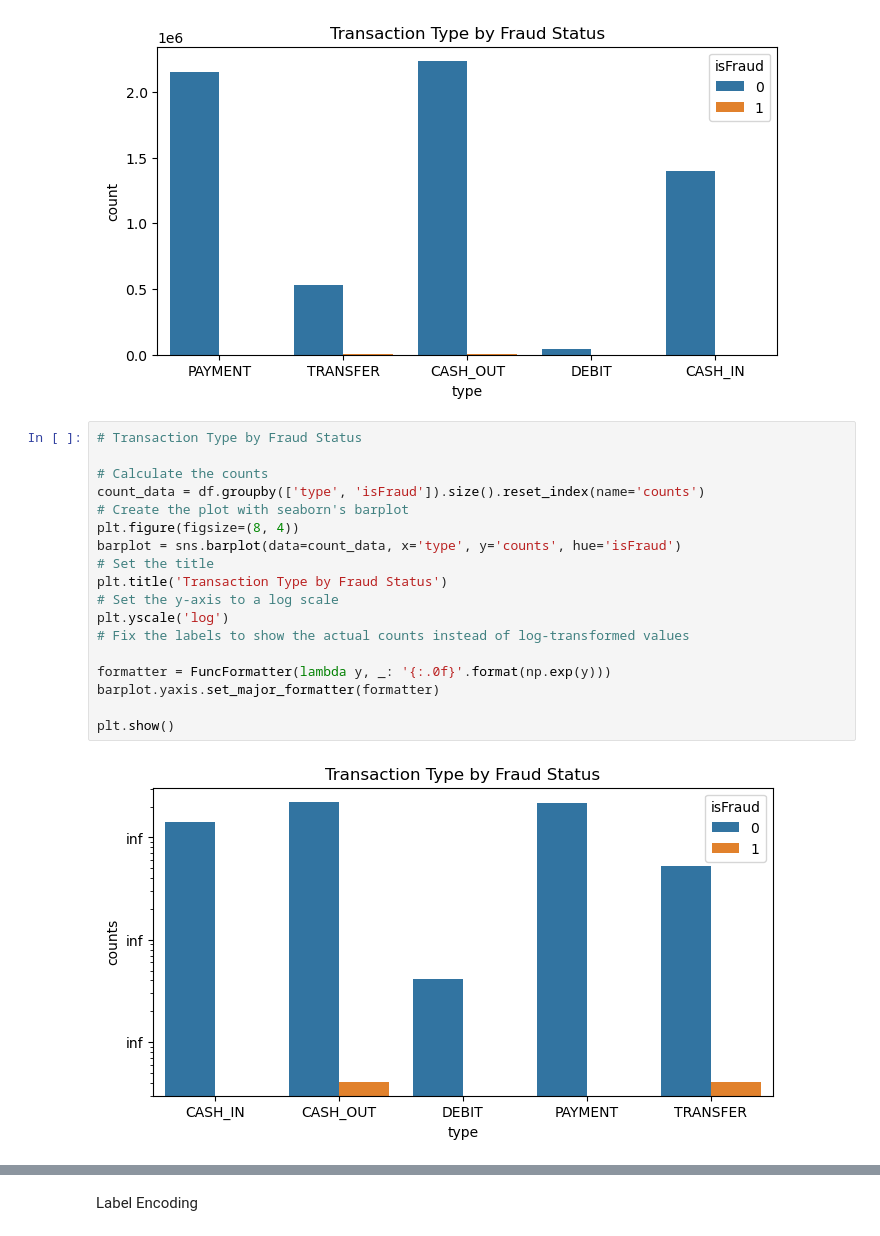
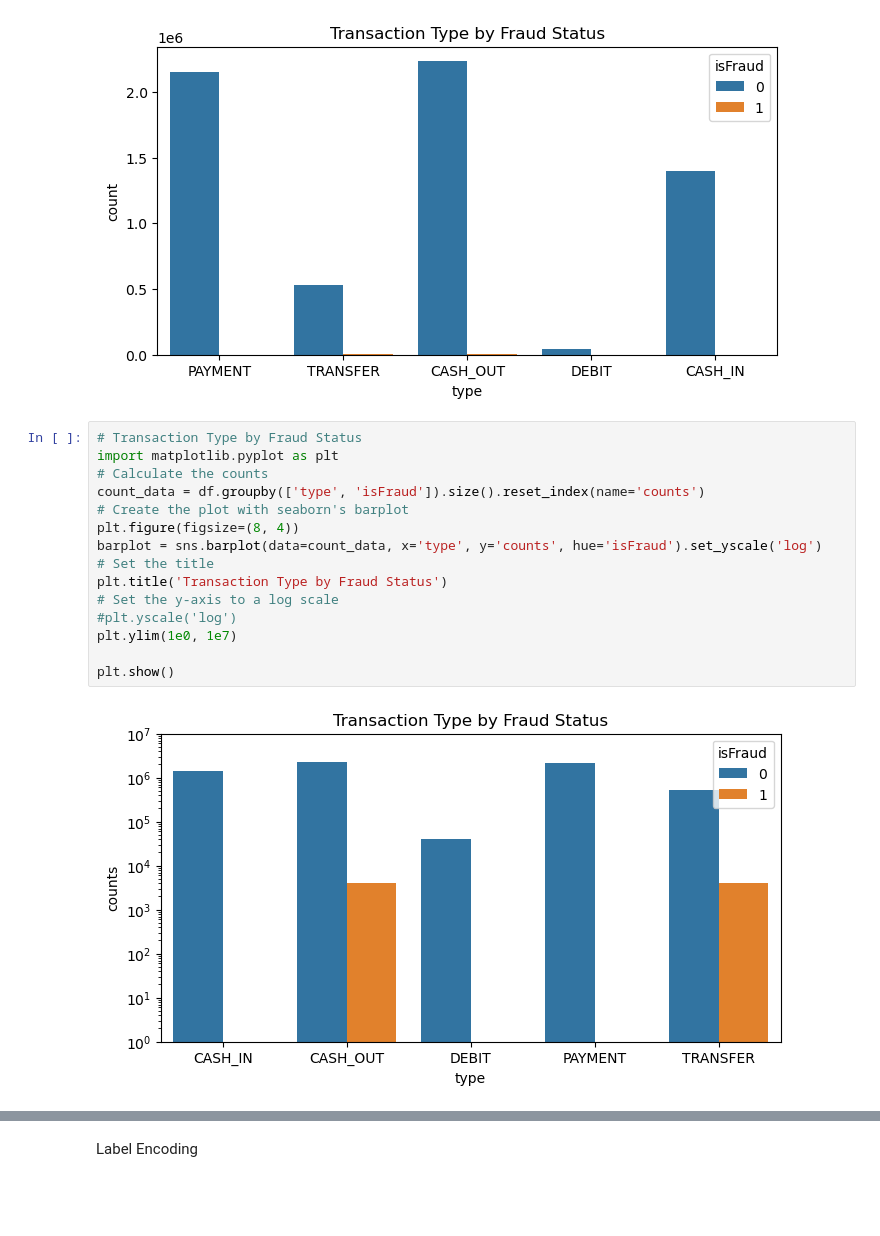
Before and after one commit to azades/Fraud-Detection, a Jupyter notebook: EDA.ipynb, the cells around one changed output, grey strips where cells are left out. Drawn from its saved outputs; the diff is of its cells as text; blank space fills up the shorter version.

Commit message:
Added the the histograms and count plots with y-scal log for all features

```diff
--- a/EDA.ipynb
+++ b/EDA.ipynb
@@ -120,21 +120,18 @@ plt.show()
 [figure]
 # %%
 # Transaction Type by Fraud Status
-
+import matplotlib.pyplot as plt
 # Calculate the counts
 count_data = df.groupby(['type', 'isFraud']).size().reset_index(name='counts')
 # Create the plot with seaborn's barplot
 plt.figure(figsize=(8, 4))
-barplot = sns.barplot(data=count_data, x='type', y='counts', hue='isFraud')
+barplot = sns.barplot(data=count_data, x='type', y='counts', hue='isFraud').set_yscale('log')
 # Set the title
 plt.title('Transaction Type by Fraud Status')
 # Set the y-axis to a log scale
-plt.yscale('log')
-# Fix the labels to show the actual counts instead of log-transformed values
-
-formatter = FuncFormatter(lambda y, _: '{:.0f}'.format(np.exp(y)))
-barplot.yaxis.set_major_formatter(formatter)
+#plt.yscale('log')
+plt.ylim(1e0, 1e7)
 
 plt.show()
 # %% [output]
-[figure, old version]
+[figure, new version]
```
Also changed, not shown: parts of 33 cells of this notebook.
